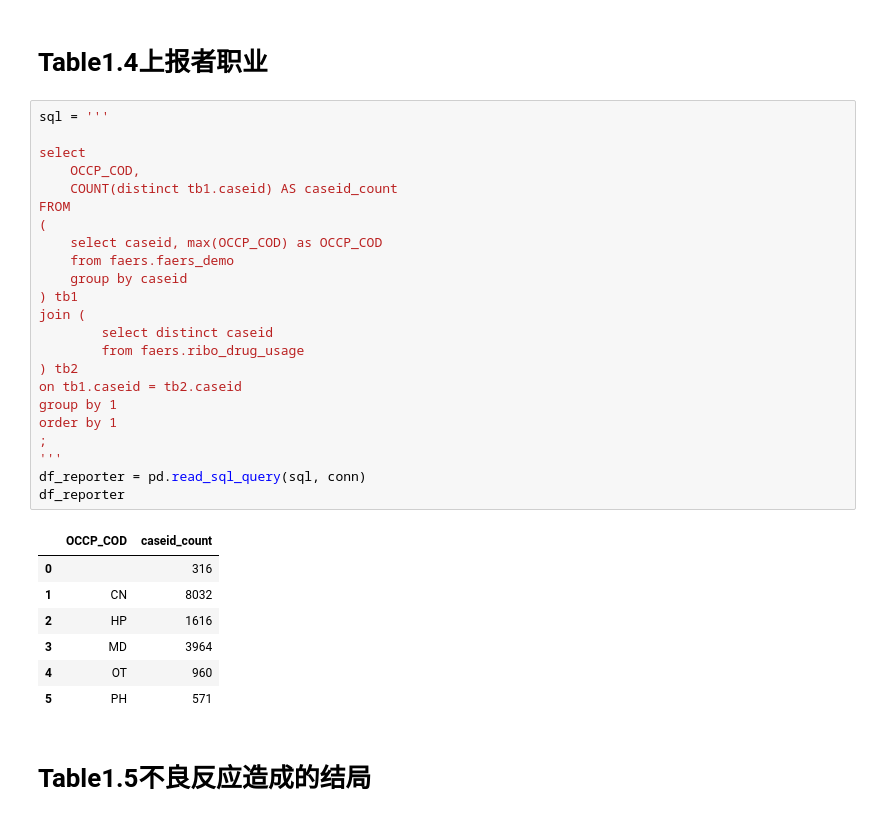
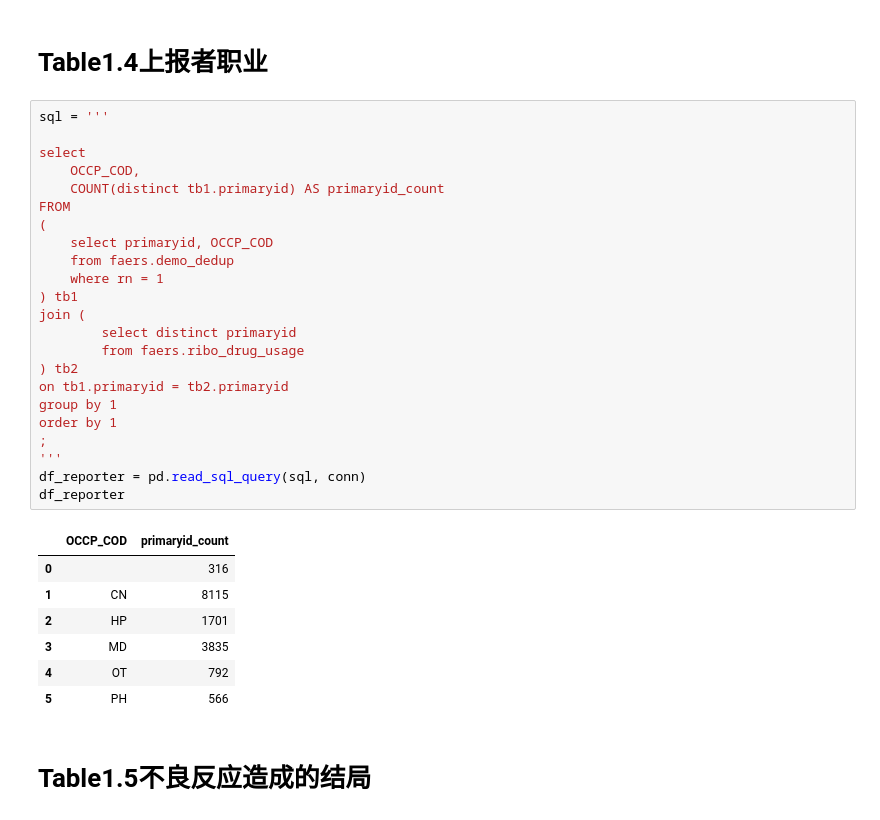
Before and after one commit to shikuncn/neksa-openfda-faers, a Jupyter notebook: index_compute/指标计算.ipynb, the cells around one changed output. Drawn from its saved outputs; the diff is of its cells as text.

```diff
--- a/index_compute/指标计算.ipynb
+++ b/index_compute/指标计算.ipynb
@@ -438,34 +478,34 @@ select
 # %%
 sql = '''
 
 select
     OCCP_COD,
-    COUNT(distinct tb1.caseid) AS caseid_count
+    COUNT(distinct tb1.primaryid) AS primaryid_count
 FROM
 (
-    select caseid, max(OCCP_COD) as OCCP_COD
-    from faers.faers_demo
-    group by caseid
+    select primaryid, OCCP_COD
+    from faers.demo_dedup
+    where rn = 1
 ) tb1
 join (
-        select distinct caseid
+        select distinct primaryid
         from faers.ribo_drug_usage
 ) tb2
-on tb1.caseid = tb2.caseid
+on tb1.primaryid = tb2.primaryid
 group by 1
 order by 1
 ;
 '''
 df_reporter = pd.read_sql_query(sql, conn)
 df_reporter
 # %% [output]
-|  | OCCP_COD | caseid_count |
+|  | OCCP_COD | primaryid_count |
 | 0 |  | 316 |
-| 1 | CN | 8032 |
-| 2 | HP | 1616 |
-| 3 | MD | 3964 |
-| 4 | OT | 960 |
-| 5 | PH | 571 |
+| 1 | CN | 8115 |
+| 2 | HP | 1701 |
+| 3 | MD | 3835 |
+| 4 | OT | 792 |
+| 5 | PH | 566 |
 # %% [markdown]
 # Table1.5不良反应造成的结局
 # %%
```
Also changed, not shown: parts of 18 cells of this notebook, 4 other files.
